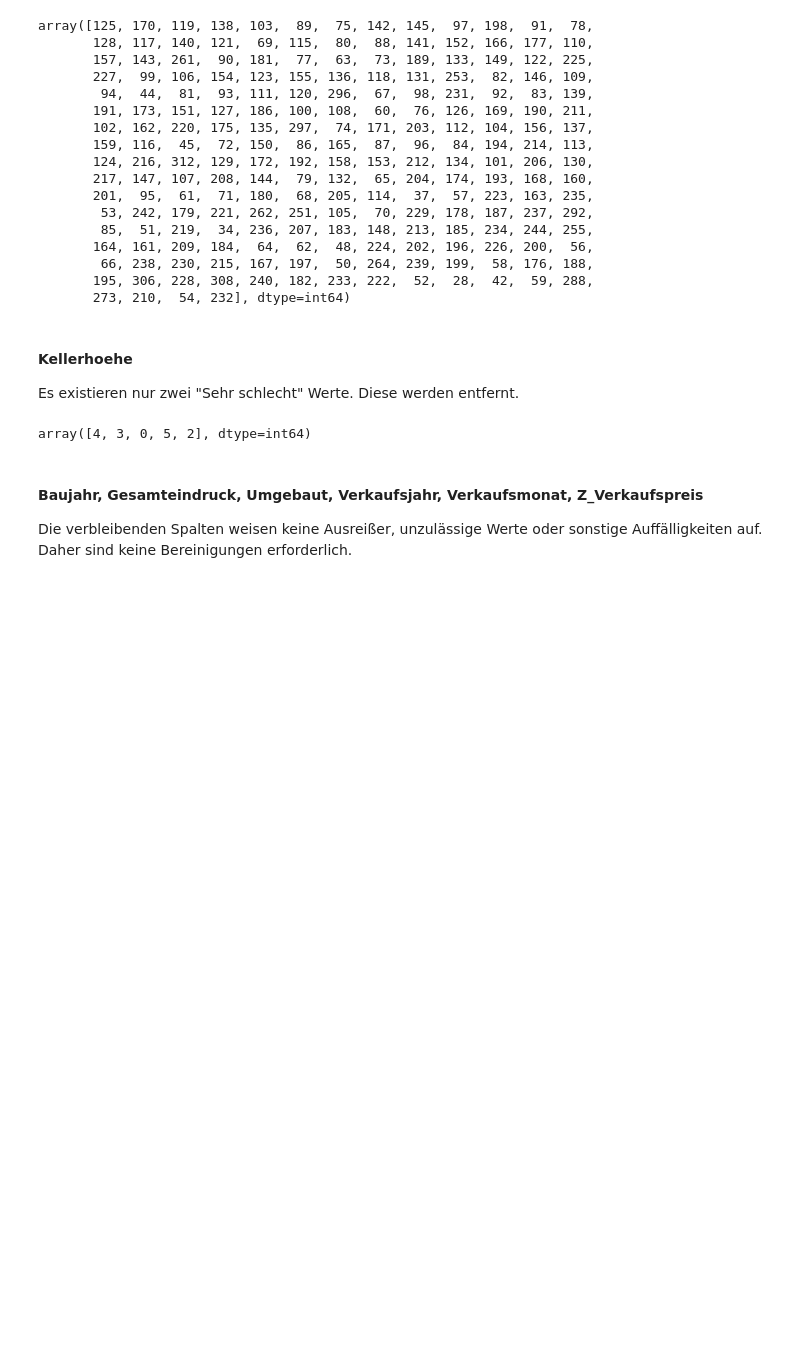
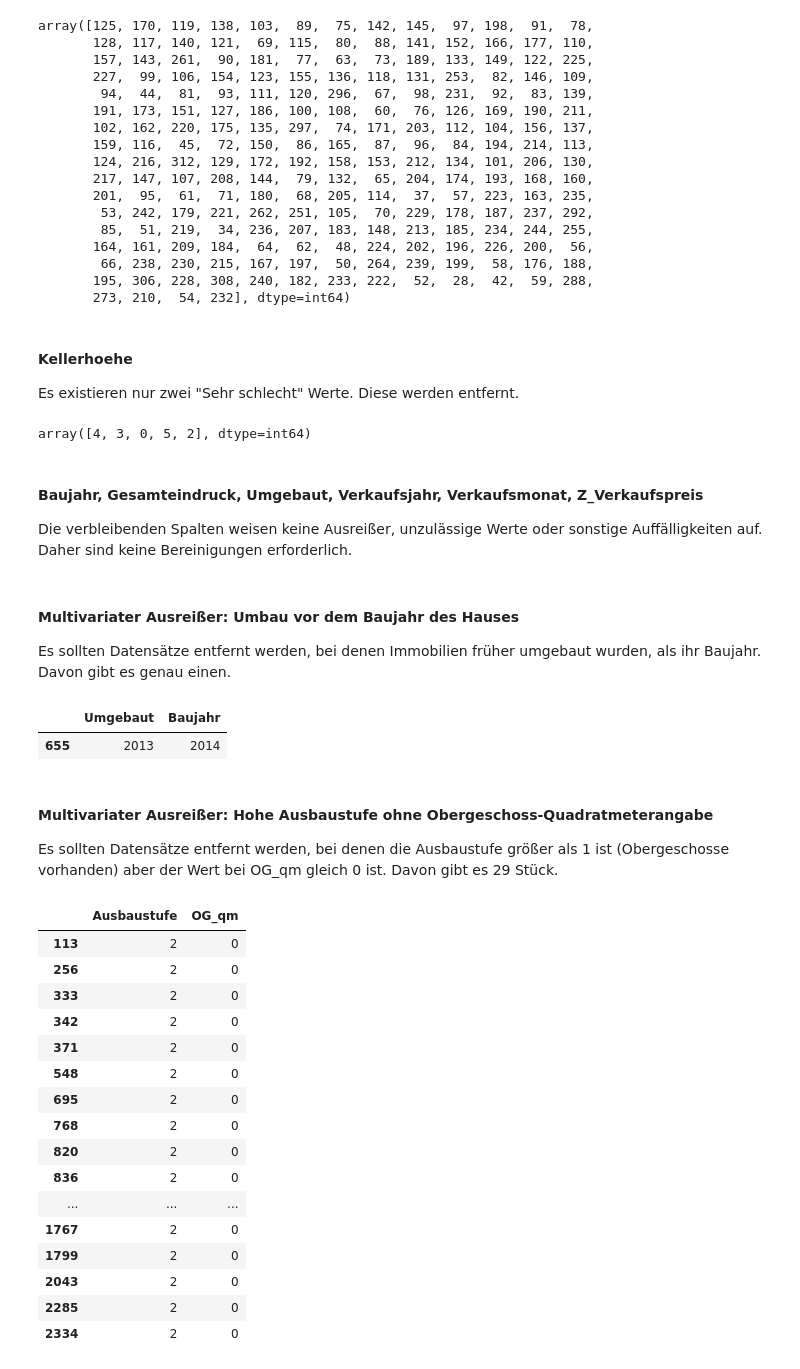
Before and after one commit to JoDi-2903/Real-Estate-Data-Science-Project, a Jupyter notebook: Project_DataScience_J.ipynb, the cells around one changed output. Drawn from its saved outputs; the diff is of its cells as text; code cells hidden in the pictures; blank space fills up the shorter version.

```diff
--- a/Project_DataScience_J.ipynb
+++ b/Project_DataScience_J.ipynb
@@ -442,3 +442,40 @@ array([4, 3, 0, 5, 2], dtype=int64)
 # %% [markdown]
 #### Baujahr, Gesamteindruck, Umgebaut, Verkaufsjahr, Verkaufsmonat, Z_Verkaufspreis
 Die verbleibenden Spalten weisen keine Ausreißer, unzulässige Werte oder sonstige Auffälligkeiten auf. Daher sind keine Bereinigungen erforderlich.
+# %% [markdown]
+#### Multivariater Ausreißer: Umbau vor dem Baujahr des Hauses
+Es sollten Datensätze entfernt werden, bei denen Immobilien früher umgebaut wurden, als ihr Baujahr. Davon gibt es genau einen.
+# %%
+# Show records that match the rule and delete them
+rule = (df_train_cleaned["Umgebaut"] < df_train_cleaned["Baujahr"])
+display(df_train_cleaned[rule].loc[:, ["Umgebaut", "Baujahr"]])
+df_train_cleaned.drop(df_train_cleaned[rule].index, inplace=True)
+# %% [output]
+|  | Umgebaut | Baujahr |
+| 655 | 2013 | 2014 |
+# %% [markdown]
+#### Multivariater Ausreißer: Hohe Ausbaustufe ohne Obergeschoss-Quadratmeterangabe
+Es sollten Datensätze entfernt werden, bei denen die Ausbaustufe größer als 1 ist (Obergeschosse vorhanden) aber der Wert bei OG_qm gleich 0 ist. Davon gibt es 29 Stück.
+# %%
+# Show records that match the rule and delete them
+rule = (df_train_cleaned["Ausbaustufe"] > 1) & (df_train_cleaned["OG_qm"] == 0)
+display(df_train_cleaned[rule].loc[:, ["Ausbaustufe", "OG_qm"]])
+df_train_cleaned.drop(df_train_cleaned[rule].index, inplace=True)
+# %% [output]
+|  | Ausbaustufe | OG_qm |
+| 113 | 2 | 0 |
+| 256 | 2 | 0 |
+| 333 | 2 | 0 |
+| 342 | 2 | 0 |
+| 371 | 2 | 0 |
+| 548 | 2 | 0 |
+| 695 | 2 | 0 |
+| 768 | 2 | 0 |
+| 820 | 2 | 0 |
+| 836 | 2 | 0 |
+| ... | ... | ... |
+| 1767 | 2 | 0 |
+| 1799 | 2 | 0 |
+| 2043 | 2 | 0 |
+| 2285 | 2 | 0 |
+| 2334 | 2 | 0 |
```
Also changed, not shown: parts of 8 cells of this notebook.
